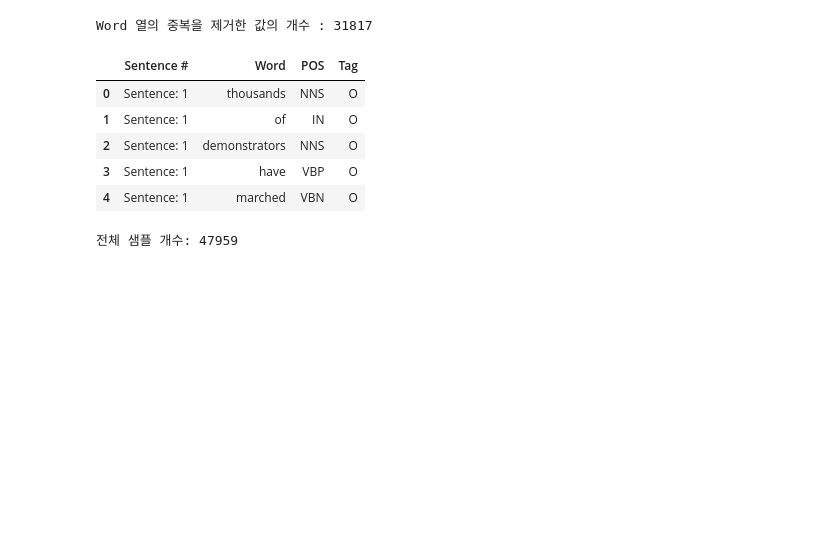
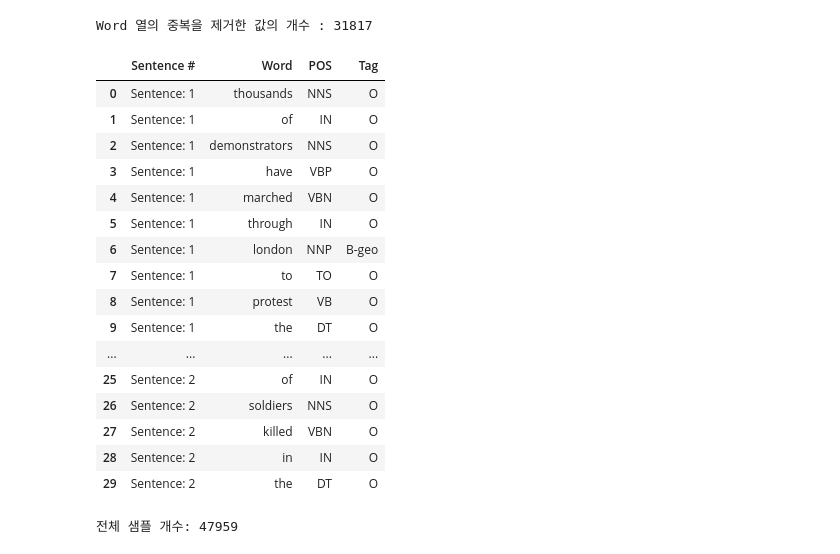
Before and after one commit to LeeDongYeun/news-stream-data-analysis, a Jupyter notebook: NER Tagging.ipynb, the cells around one changed output. Saved outputs shown, nothing was run; the diff lists cells and outputs as text; code cells hidden in the pictures; blank space fills up the shorter version.

```diff
--- a/NER Tagging.ipynb
+++ b/NER Tagging.ipynb
@@ -10,5 +20,5 @@ from tensorflow.keras.utils import to_categorical
 # %%
-dataPath = 'entity-annotated-corpus/ner_dataset.csv'
+dataPath = 'Data/entity-annotated-corpus/ner_dataset.csv'
 # %%
 data = pd.read_csv(dataPath, encoding="latin1")
 # %%
@@ -94,14 +104,25 @@ print('Word 열의 중복을 제거한 값의 개수 : {}'.format(data.Word.nuni
 # %% [output]
 Word 열의 중복을 제거한 값의 개수 : 31817
 # %%
-data[:5]
+data[:30]
 # %% [output]
 |  | Sentence # | Word | POS | Tag |
 | 0 | Sentence: 1 | thousands | NNS | O |
 | 1 | Sentence: 1 | of | IN | O |
 | 2 | Sentence: 1 | demonstrators | NNS | O |
 | 3 | Sentence: 1 | have | VBP | O |
 | 4 | Sentence: 1 | marched | VBN | O |
+| 5 | Sentence: 1 | through | IN | O |
+| 6 | Sentence: 1 | london | NNP | B-geo |
+| 7 | Sentence: 1 | to | TO | O |
+| 8 | Sentence: 1 | protest | VB | O |
+| 9 | Sentence: 1 | the | DT | O |
+| ... | ... | ... | ... | ... |
+| 25 | Sentence: 2 | of | IN | O |
+| 26 | Sentence: 2 | soldiers | NNS | O |
+| 27 | Sentence: 2 | killed | VBN | O |
+| 28 | Sentence: 2 | in | IN | O |
+| 29 | Sentence: 2 | the | DT | O |
 # %%
 func = lambda temp: [(w, t) for w, t in zip(temp["Word"].values.tolist(), temp["Tag"].values.tolist())]
 tagged_sentences=[t for t in data.groupby("Sentence #").apply(func)]
```
Also changed, not shown: parts of 20 cells of this notebook, 1 other file.
